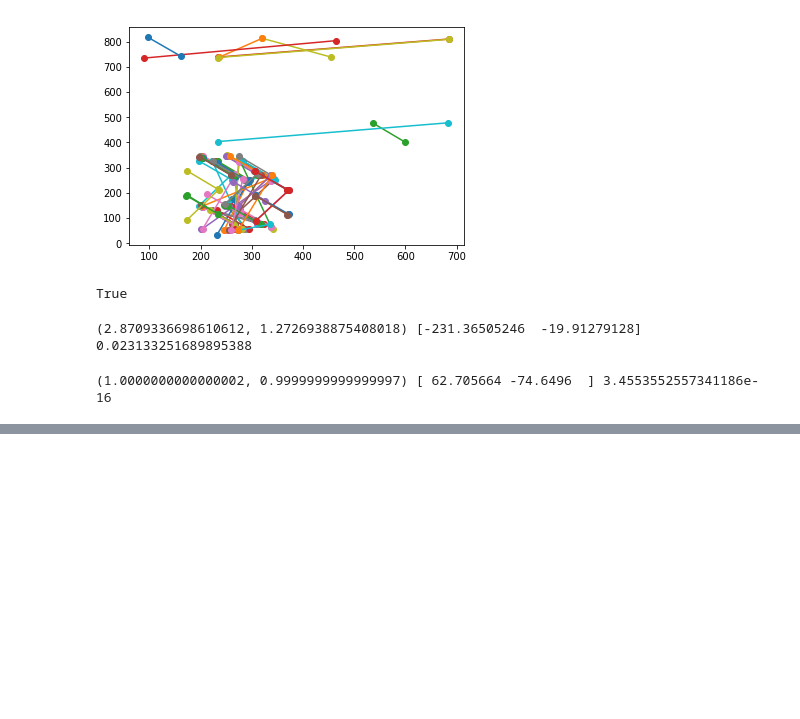
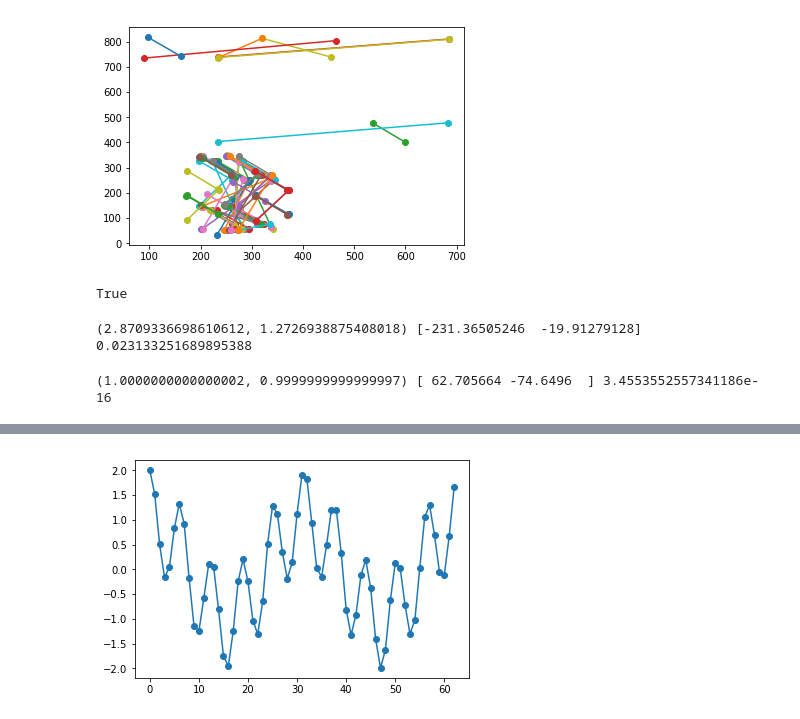
Before and after one commit to guiwitz/Python_image_processing, a Jupyter notebook: 12-Registration.ipynb, the cells around one changed output, grey strips where cells are left out. Cells and saved outputs as stored; diff of their text form; code cells hidden in the pictures; blank space fills up the shorter version.

```diff
--- a/12-Registration.ipynb
+++ b/12-Registration.ipynb
@@ -131,0 +145,16 @@ print(model_robust.scale, model_robust.translation, model_robust.rotation)
+# %%
+#creaete x positions
+x = np.arange(0,10*2*np.pi,1)
+
+#pick frequencies
+freq = 0.1
+freq2 = 0.5
+
+#generate signal
+y = np.cos(2*freq*x) + np.cos(2*freq2*x)
+
+#plot the result
+plt.plot(x,y,'-o')
+plt.show()
+# %% [output]
+[figure, added]
```
Also changed, not shown: parts of 17 cells of this notebook, 6 other files.
